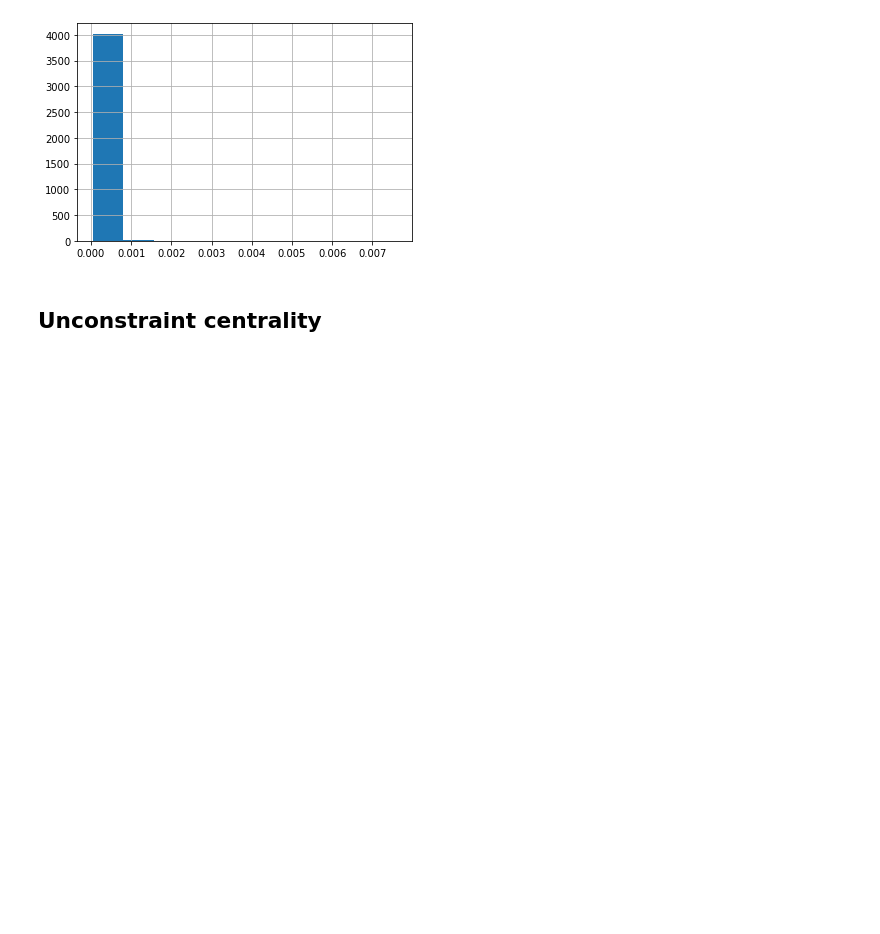
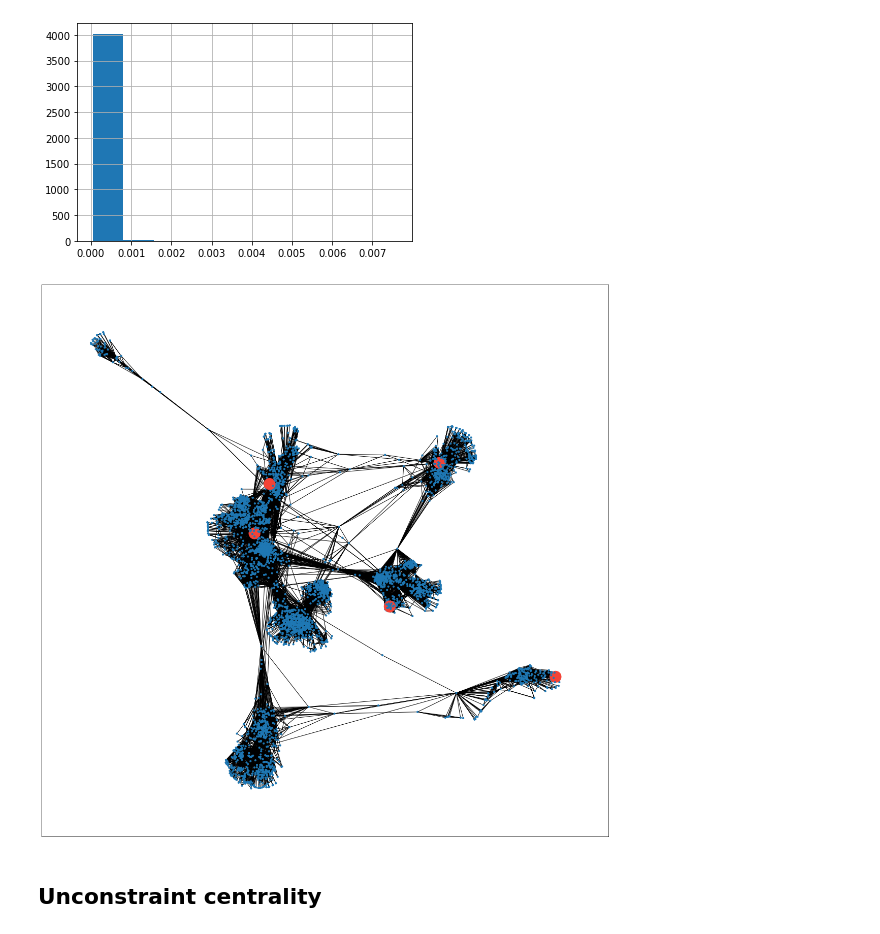
Before and after one commit to Dosann/Social-network-analysis, a Jupyter notebook: Untitled.ipynb, the cells around one changed output. Cells and saved outputs as stored; diff of their text form; code cells hidden in the pictures; blank space fills up the shorter version.

```diff
--- a/Untitled.ipynb
+++ b/Untitled.ipynb
@@ -70,7 +83,8 @@ eigenvector_centrality_df.eigenvector_centrality.hist();
 # %%
 pagerank_centrality_df = pd.DataFrame(nx.pagerank(network).items(),
                                        columns=['node', 'pagerank_centrality'])
-pagerank_centrality_df.sort_values('pagerank_centrality', ascending=False).head(5)
+pagerank_top_5 = pagerank_centrality_df.sort_values('pagerank_centrality', ascending=False).head(5)
+pagerank_top_5
 # %% [output]
 |  | node | pagerank_centrality |
 | 1821 | 3437 | 0.007615 |
@@ -82,6 +96,10 @@ pagerank_centrality_df.sort_values('pagerank_centrality', ascending=False).head(
 pagerank_centrality_df.pagerank_centrality.hist();
 # %% [output]
 [figure]
+# %%
+highlight_top_central_nodes(network, pagerank_top_5.node.values)
+# %% [output]
+[figure, added]
 # %% [markdown]
 ## Unconstraint centrality
 # %% [markdown]
```
Also changed, not shown: parts of 10 cells of this notebook, 1 other file.
